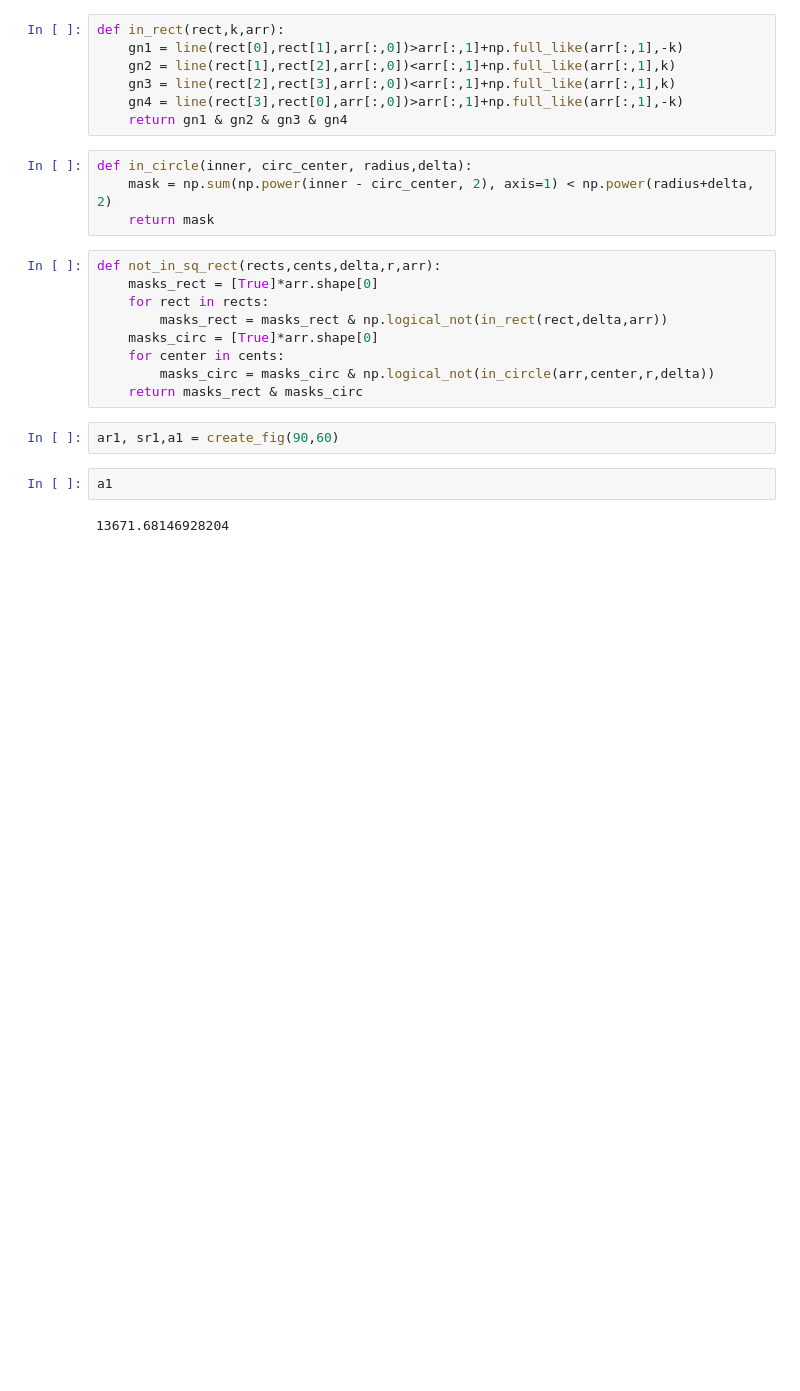
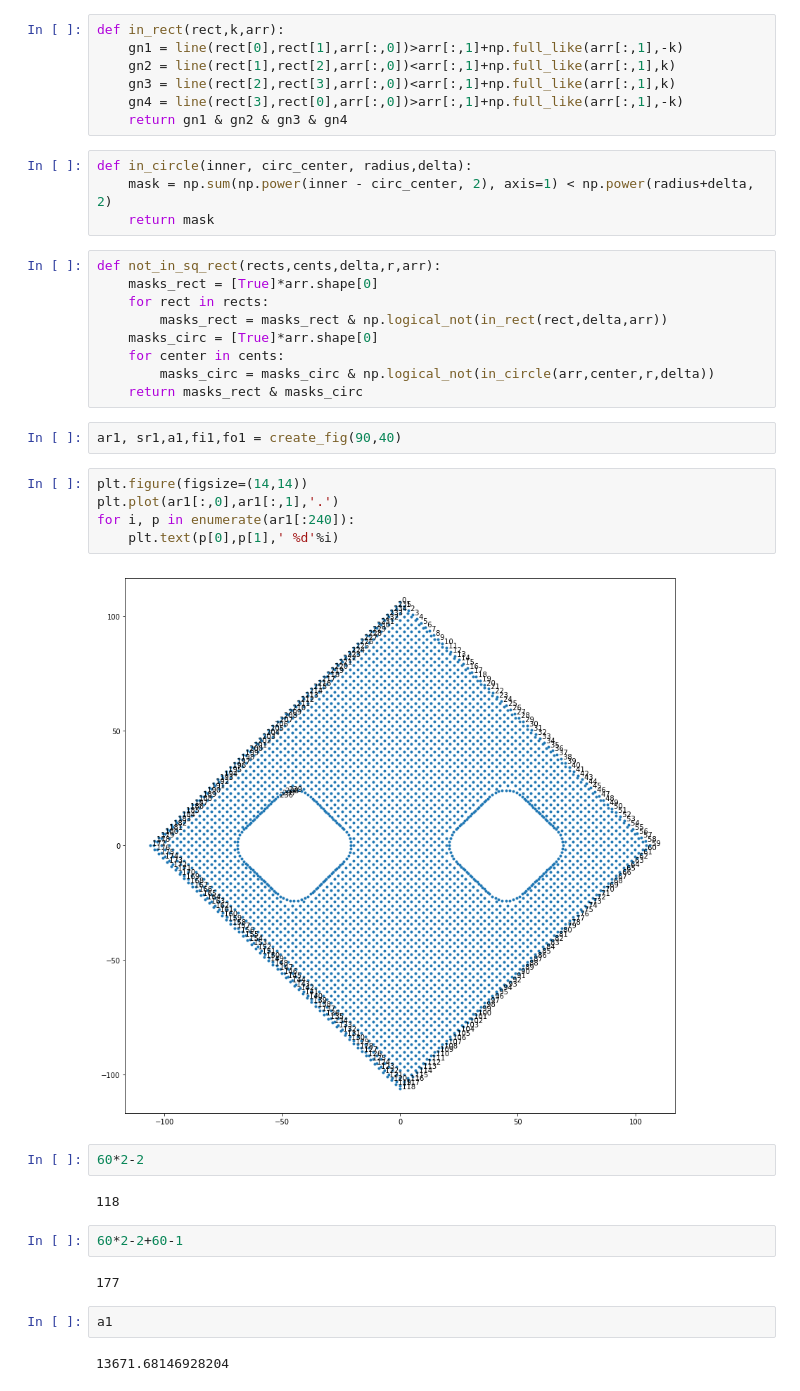
Before and after one commit to alxkorn/ISM, a Jupyter notebook: HW2.ipynb, the cells around one changed output. Drawn from its saved outputs; the diff is of its cells as text; blank space fills up the shorter version.

```diff
--- a/HW2.ipynb
+++ b/HW2.ipynb
@@ -153,7 +155,22 @@ def not_in_sq_rect(rects,cents,delta,r,arr):
         masks_circ = masks_circ & np.logical_not(in_circle(arr,center,r,delta))
     return masks_rect & masks_circ
 # %%
-ar1, sr1,a1 = create_fig(90,60)
+ar1, sr1,a1,fi1,fo1 = create_fig(90,40)
+# %%
+plt.figure(figsize=(14,14))
+plt.plot(ar1[:,0],ar1[:,1],'.')
+for i, p in enumerate(ar1[:240]):
+    plt.text(p[0],p[1],' %d'%i)
+# %% [output]
+[figure, added]
+# %%
+60*2-2
+# %% [output]
+118
+# %%
+60*2-2+60-1
+# %% [output]
+177
 # %%
 a1
 # %% [output]
```
Also changed, not shown: parts of 12 cells of this notebook.
